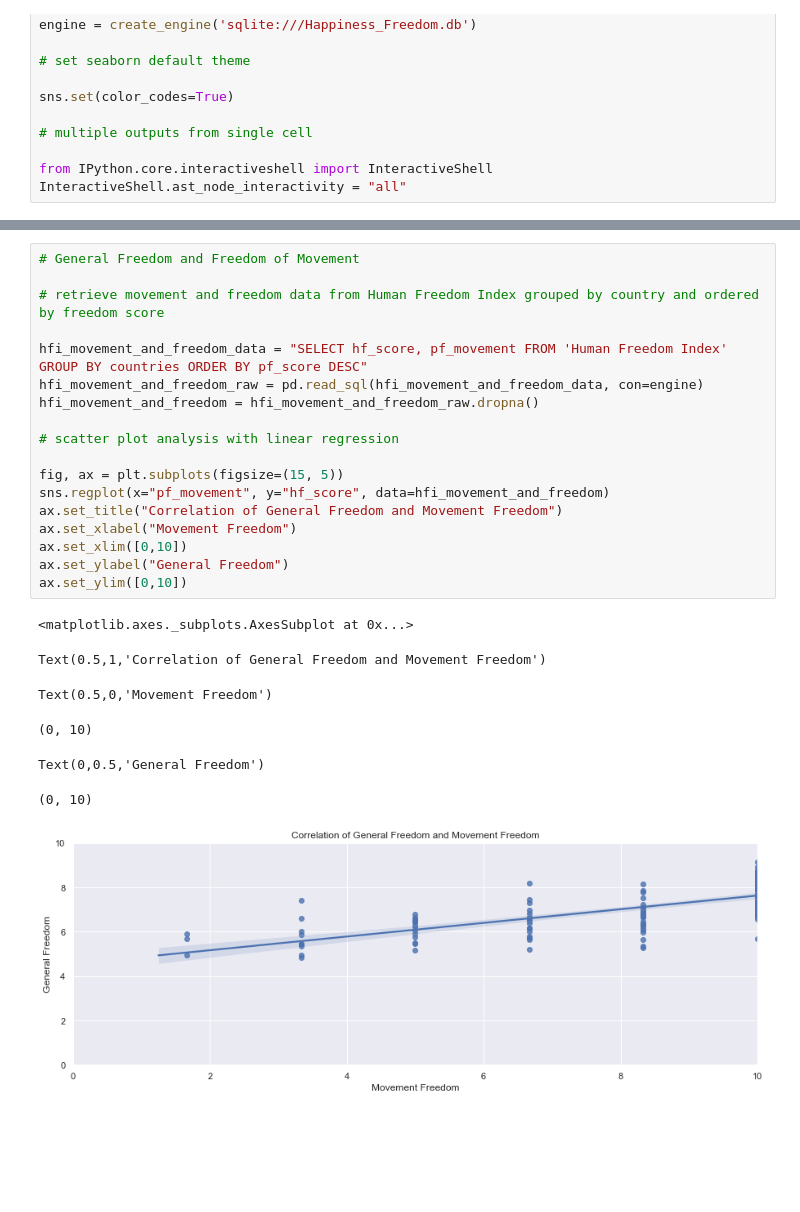
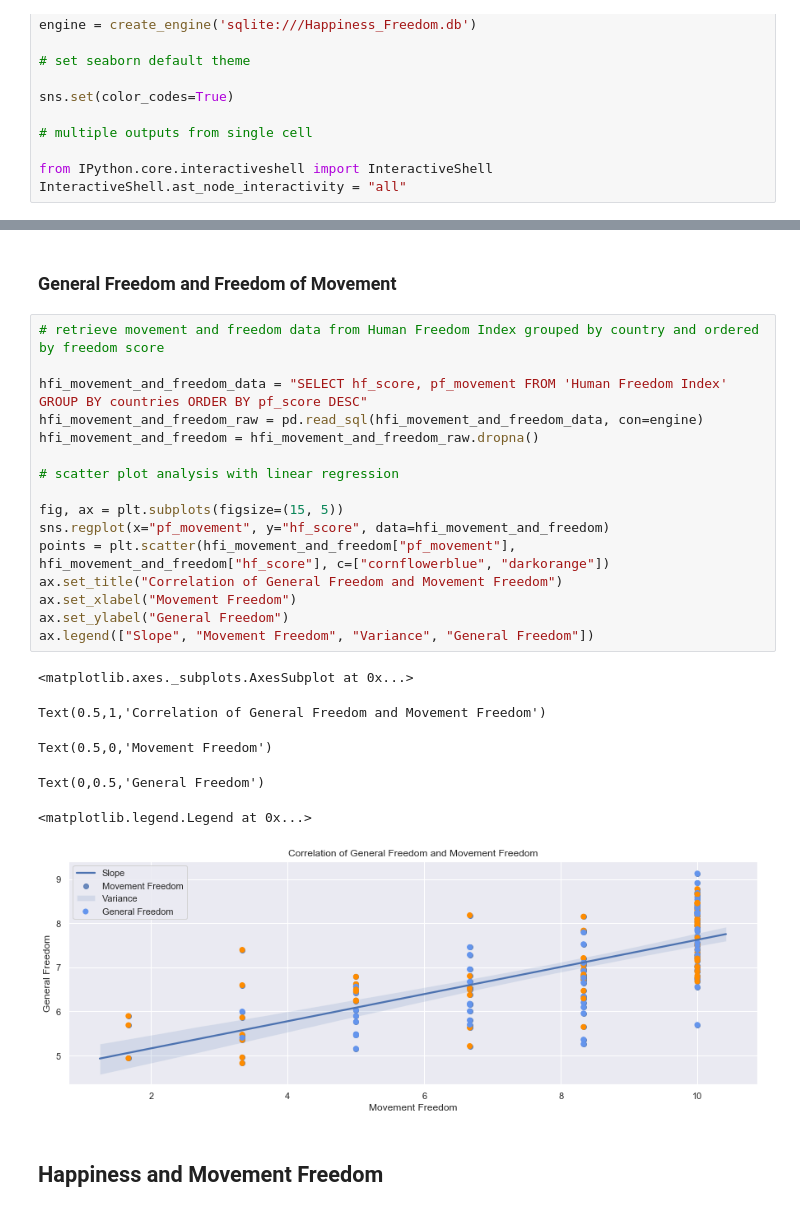
Before and after one commit to jbratcher/happiness_and_freedom, a Jupyter notebook: hfh_movement.ipynb, the cells around one changed output, grey strips where cells are left out. Drawn from its saved outputs; the diff is of its cells as text; blank space fills up the shorter version.

```diff
--- a/hfh_movement.ipynb
+++ b/hfh_movement.ipynb
@@ -164,29 +118,36 @@ Text(0,0.5,'Freedom')
+# %% [markdown]
+
+
+
+
+
+
+### General Freedom and Freedom of Movement
 # %%
-# General Freedom and Freedom of Movement
-
 # retrieve movement and freedom data from Human Freedom Index grouped by country and ordered by freedom score
 
 hfi_movement_and_freedom_data = "SELECT hf_score, pf_movement FROM 'Human Freedom Index' GROUP BY countries ORDER BY pf_score DESC"
 hfi_movement_and_freedom_raw = pd.read_sql(hfi_movement_and_freedom_data, con=engine)
 hfi_movement_and_freedom = hfi_movement_and_freedom_raw.dropna()
 
 # scatter plot analysis with linear regression
 
 fig, ax = plt.subplots(figsize=(15, 5))
 sns.regplot(x="pf_movement", y="hf_score", data=hfi_movement_and_freedom)
+points = plt.scatter(hfi_movement_and_freedom["pf_movement"], hfi_movement_and_freedom["hf_score"], c=["cornflowerblue", "darkorange"])
 ax.set_title("Correlation of General Freedom and Movement Freedom")
 ax.set_xlabel("Movement Freedom")
-ax.set_xlim([0,10])
 ax.set_ylabel("General Freedom")
-ax.set_ylim([0,10])
+ax.legend(["Slope", "Movement Freedom", "Variance", "General Freedom"])
 # %% [output]
 <matplotlib.axes._subplots.AxesSubplot at 0x...>
 Text(0.5,1,'Correlation of General Freedom and Movement Freedom')
 Text(0.5,0,'Movement Freedom')
-(0, 10)
+Text(0,0.5,'General Freedom')
-Text(0,0.5,'General Freedom')
+<matplotlib.legend.Legend at 0x...>
-(0, 10)
-[figure, old version]
+[figure, new version]
+# %% [markdown]
+## Happiness and Movement Freedom
 # %%
 # Happiness and Movement Freedom
 
```
Also changed, not shown: parts of 13 cells of this notebook, 1 other file.
